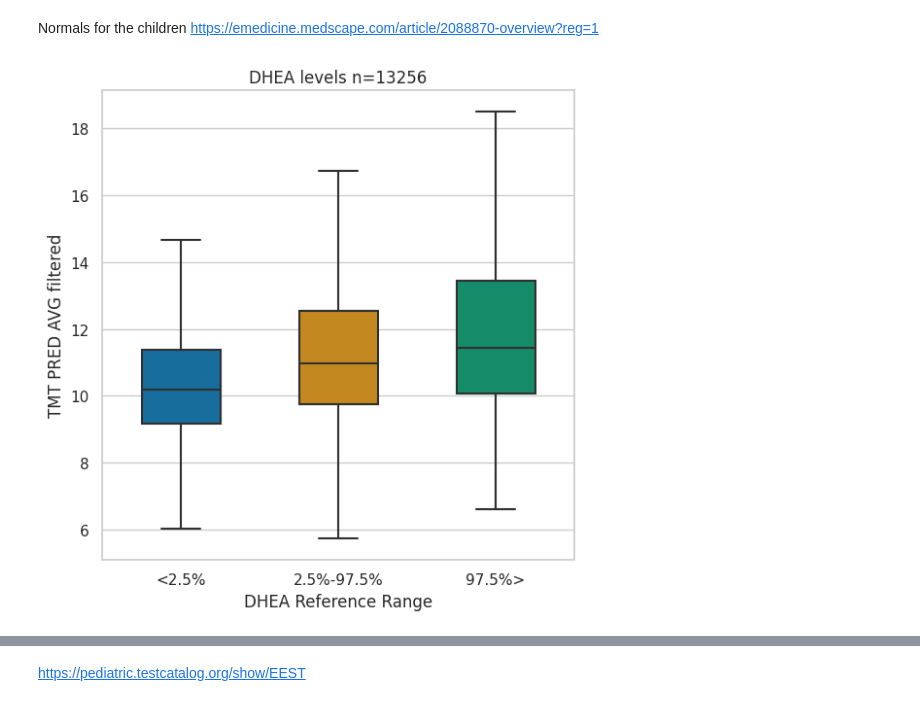
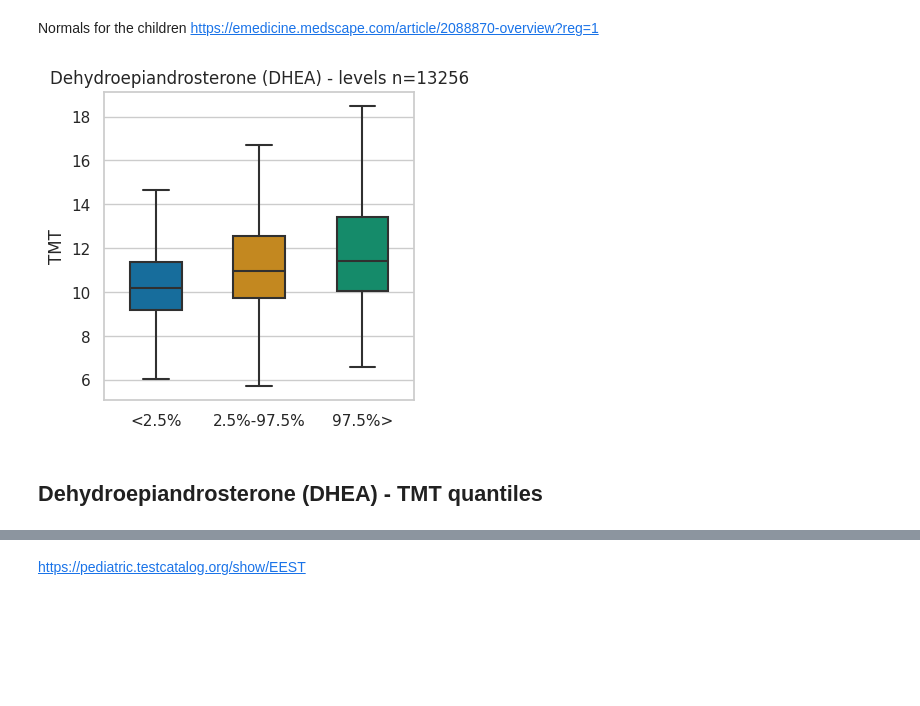
Before and after one commit to AIM-KannLab/itmt, a Jupyter notebook: ABCD-plots.ipynb, the cells around one changed output, grey strips where cells are left out. Cells and saved outputs as stored; diff of their text form; code cells hidden in the pictures; blank space fills up the shorter version.

```diff
--- a/ABCD-plots.ipynb
+++ b/ABCD-plots.ipynb
@@ -57,0 +190,12 @@ plt.yticks(range(0,3200,100))
+# %%
+sns.set(rc={'figure.figsize':(16.7,5.27),'axes.facecolor':'white', 'figure.facecolor':'white'})
+sns.set_style("whitegrid")
+df['Sex'] = df['Gender'].map({2:'Female',1:'Male'})
+#df['Dataset'] = df['Dataset']'HIMN'='NIMH'
+df.loc[df["Dataset"] == "HIMN", "Dataset"] = 'NIMH'
+
+g = sns.countplot(data=df, x="Age", hue="Dataset",palette="colorblind")
+g.set_yscale("log")
+g.set_title("Number of MRIs per age (Y-axis log scale)")
+_ = g.set(xlabel="Age", ylabel="N of MRIs")
+plt.savefig('data/abcd_plots/counts.png', dpi=300)
@@ -57,0 +204,12 @@ plt.yticks(range(0,3200,100))
+# %%
+dataset_lists = df["Dataset"].unique()
+
+print('dataset','Q1','Q3','mean')
+for dataset in dataset_lists:
+    r=df[df["Dataset"]==dataset]['Age']
+    gender = df[df["Dataset"]==dataset]['Sex'].value_counts(normalize=True).mul(100).round(1).astype(str) + '%'
+    Q3 = np.quantile(r, 0.75)
+    Q1 = np.quantile(r, 0.25)
+    mean = np.quantile(r, 0.5)
+    print(dataset, Q1, Q3,mean)
+    print(gender)
@@ -96,8 +237,0 @@ df_hrm = pd.read_csv("data/ABCD-studies/abcd_hsss01.csv", header=0)
-# %%
-df_hrm['Above average DHEA'] = df_hrm['DHEA']>=df_hrm['DHEA'].mean()
-
-sns.set(rc={'figure.figsize':(16.7,6.27),'axes.facecolor':'white', 'figure.facecolor':'white'})
-sns.set_style("whitegrid")
-sns.boxplot(x="Age", y="TMT PRED AVG filtered", hue="Above average DHEA",
-            data=df_hrm, palette="colorblind", width=0.5).set_title("Child Salimetrics hormone test DHEA n="+str(df_hrm.shape[0]))
-plt.savefig('data/abcd_plots/DHEA.png', dpi=300)
@@ -128,35 +260,39 @@ dict_dhea_norms = {
 act_list2 = []
 for idx in range(0, df_hrm.shape[0]):
 
     dhea = df_hrm.iloc[idx]['DHEA']
     gender =  df_hrm.iloc[idx]['gender']
     age = df_hrm.iloc[idx]['Age']
     first_q = dict_dhea_norms[gender][age]['min']
     third_q = dict_dhea_norms[gender][age]['max']
-    #print(dhea,first_q,third_q)
 
     if first_q > dhea:
         act_list2.append('<2.5%')
     elif first_q < dhea < third_q:
         act_list2.append('2.5%-97.5%')
     elif dhea > third_q:
         act_list2.append('97.5%>')
     else:
         act_list2.append("No data")
 
 df_hrm['DHEA Reference Range'] = act_list2
 df_hrm = df_hrm[df_hrm['DHEA Reference Range'] != "No data"]
 df_hrm['Sex'] = df_hrm['gender'].map({2:'Female',1:'Male'})
 
-sns.set(rc={'figure.figsize':(6.27,6.27),'axes.facecolor':'white', 'figure.facecolor':'white'})
+sns.set(rc={'figure.figsize':(4,4),'axes.facecolor':'white', 'figure.facecolor':'white'})
 sns.set_style("whitegrid")
 
-sns.boxplot(x="DHEA Reference Range", y="TMT PRED AVG filtered", #hue="HSE Quantiles",
+g = sns.boxplot(x="DHEA Reference Range", y="TMT PRED AVG filtered", #hue="HSE Quantiles",
             order=['<2.5%','2.5%-97.5%','97.5%>'],
             data=df_hrm,
             showfliers=False,
             palette="colorblind",
-            width=0.5).set_title("DHEA levels n="+str(df_hrm.shape[0]))
+            width=0.5)
+g.set_title("Dehydroepiandrosterone (DHEA) - levels n="+str(df_hrm.shape[0]))
+#plt.xticks(rotation=20)
+g.set(ylabel='TMT',xlabel="")
 plt.savefig('data/abcd_plots/dhea_norms.png', dpi=300)
 # %% [output]
-[figure, old version]
+[figure, new version]
+# %% [markdown]
+## Dehydroepiandrosterone (DHEA) - TMT quantiles
```
Also changed, not shown: parts of 113 cells of this notebook, 14 other files.
